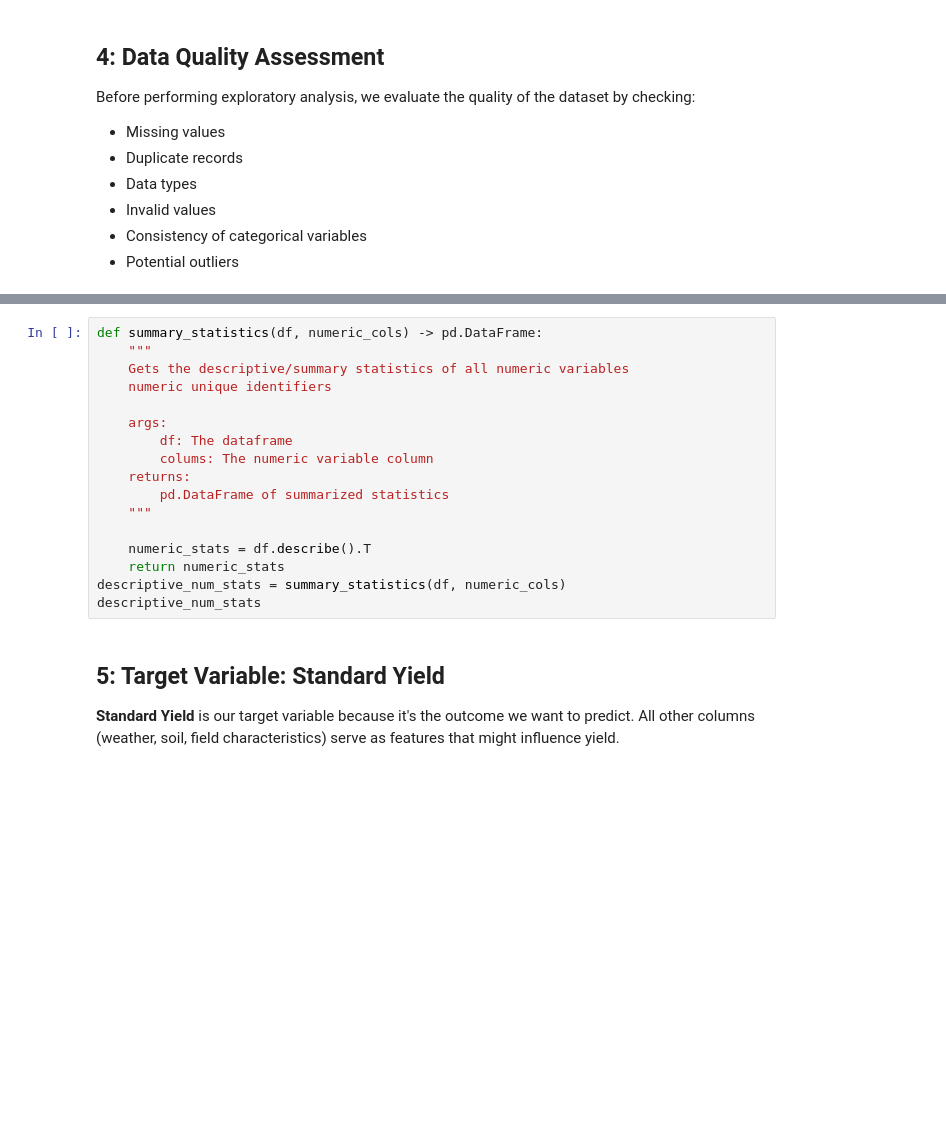
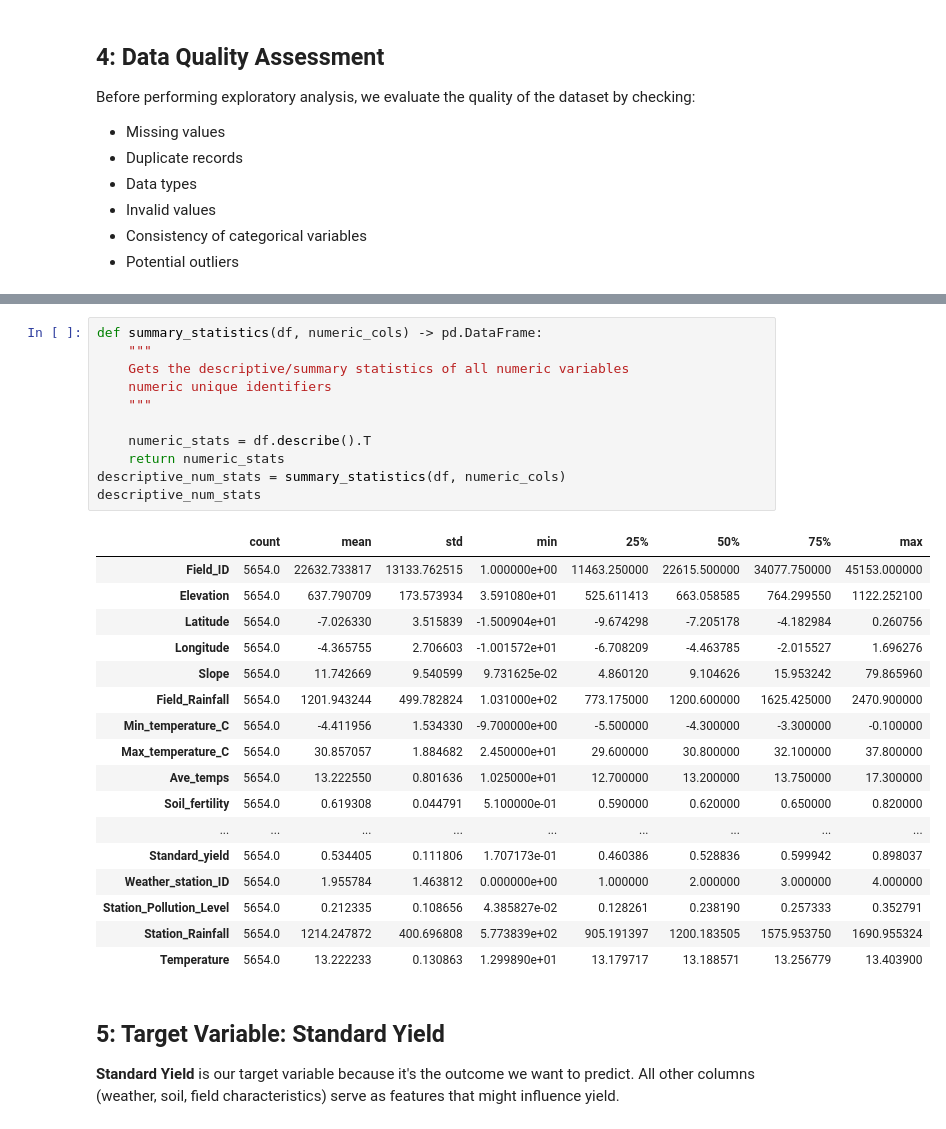
Before and after one commit to Vincent-kiptoo/maji-ndogo-data-pipeline, a Jupyter notebook: notebooks/01_data_overview_and_eda.ipynb, the cells around one changed output, grey strips where cells are left out. Drawn from its saved outputs; the diff is of its cells as text; blank space fills up the shorter version.

```diff
--- a/notebooks/01_data_overview_and_eda.ipynb
+++ b/notebooks/01_data_overview_and_eda.ipynb
@@ -156,20 +239,32 @@ display(numeric_cols)
 # %%
 def summary_statistics(df, numeric_cols) -> pd.DataFrame:
     """
     Gets the descriptive/summary statistics of all numeric variables
     numeric unique identifiers
-
-    args:
-        df: The dataframe
-        colums: The numeric variable column
-    returns:
-        pd.DataFrame of summarized statistics
     """
 
     numeric_stats = df.describe().T
     return numeric_stats
 descriptive_num_stats = summary_statistics(df, numeric_cols)
 descriptive_num_stats
+# %% [output]
+|  | count | mean | std | min | 25% | 50% | 75% | max |
+| Field_ID | 5654.0 | 22632.733817 | 13133.762515 | 1.000000e+00 | 11463.250000 | 22615.500000 | 34077.750000 | 45153.000000 |
+| Elevation | 5654.0 | 637.790709 | 173.573934 | 3.591080e+01 | 525.611413 | 663.058585 | 764.299550 | 1122.252100 |
+| Latitude | 5654.0 | -7.026330 | 3.515839 | -1.500904e+01 | -9.674298 | -7.205178 | -4.182984 | 0.260756 |
+| Longitude | 5654.0 | -4.365755 | 2.706603 | -1.001572e+01 | -6.708209 | -4.463785 | -2.015527 | 1.696276 |
+| Slope | 5654.0 | 11.742669 | 9.540599 | 9.731625e-02 | 4.860120 | 9.104626 | 15.953242 | 79.865960 |
+| Field_Rainfall | 5654.0 | 1201.943244 | 499.782824 | 1.031000e+02 | 773.175000 | 1200.600000 | 1625.425000 | 2470.900000 |
+| Min_temperature_C | 5654.0 | -4.411956 | 1.534330 | -9.700000e+00 | -5.500000 | -4.300000 | -3.300000 | -0.100000 |
+| Max_temperature_C | 5654.0 | 30.857057 | 1.884682 | 2.450000e+01 | 29.600000 | 30.800000 | 32.100000 | 37.800000 |
+| Ave_temps | 5654.0 | 13.222550 | 0.801636 | 1.025000e+01 | 12.700000 | 13.200000 | 13.750000 | 17.300000 |
+| Soil_fertility | 5654.0 | 0.619308 | 0.044791 | 5.100000e-01 | 0.590000 | 0.620000 | 0.650000 | 0.820000 |
+| ... | ... | ... | ... | ... | ... | ... | ... | ... |
+| Standard_yield | 5654.0 | 0.534405 | 0.111806 | 1.707173e-01 | 0.460386 | 0.528836 | 0.599942 | 0.898037 |
+| Weather_station_ID | 5654.0 | 1.955784 | 1.463812 | 0.000000e+00 | 1.000000 | 2.000000 | 3.000000 | 4.000000 |
+| Station_Pollution_Level | 5654.0 | 0.212335 | 0.108656 | 4.385827e-02 | 0.128261 | 0.238190 | 0.257333 | 0.352791 |
+| Station_Rainfall | 5654.0 | 1214.247872 | 400.696808 | 5.773839e+02 | 905.191397 | 1200.183505 | 1575.953750 | 1690.955324 |
+| Temperature | 5654.0 | 13.222233 | 0.130863 | 1.299890e+01 | 13.179717 | 13.188571 | 13.256779 | 13.403900 |
 # %% [markdown]
 ## 5: Target Variable: Standard Yield
 
```
Also changed, not shown: parts of 15 cells of this notebook, 2 other files.
